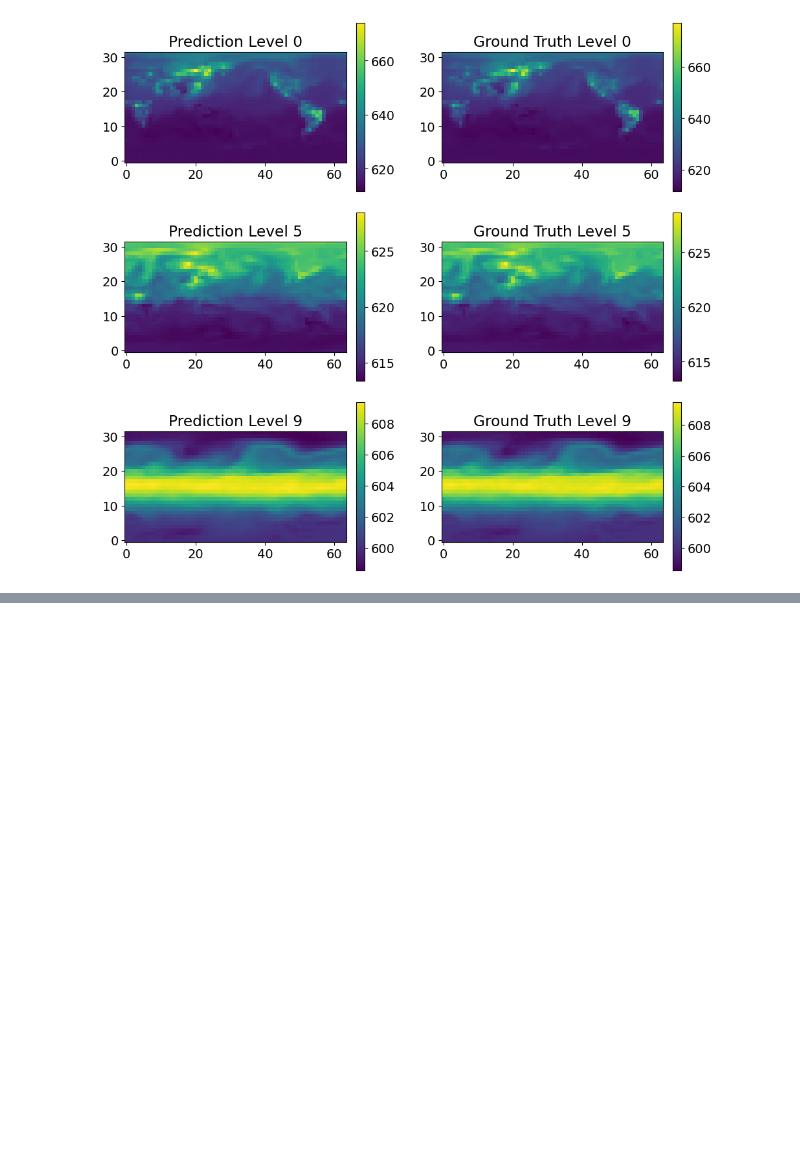
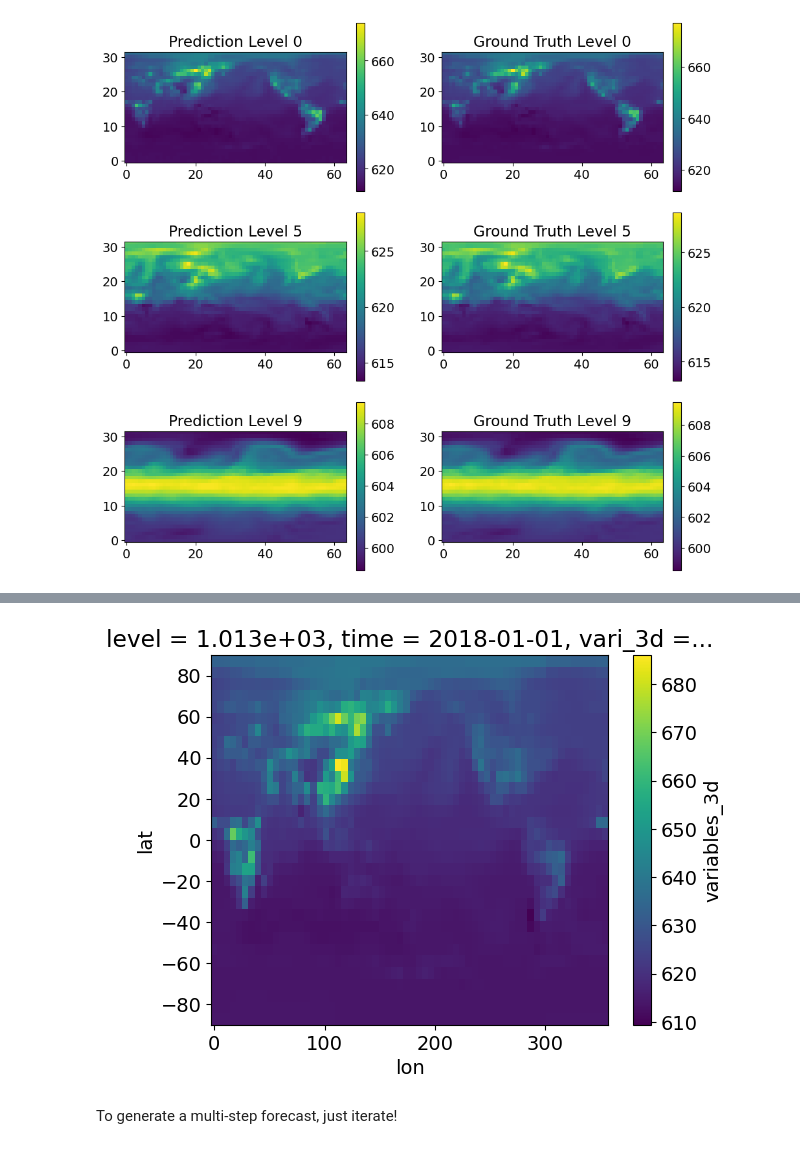
Before and after one commit to vitusbenson/carbonbench, a Jupyter notebook: tutorial/eval_swintransformer.ipynb, the cells around one changed output, grey strips where cells are left out. Cells and saved outputs as stored; diff of their text form; code cells hidden in the pictures; blank space fills up the shorter version.

```diff
--- a/tutorial/eval_swintransformer.ipynb
+++ b/tutorial/eval_swintransformer.ipynb
@@ -194,0 +197,2 @@ plt.show()
+# %%
+ds = xr.open_zarr(Path(DATA_PATH)/"test/carbontracker_latlon5.625_l10_6h.zarr/")
@@ -194,0 +245,7 @@ plt.show()
+# %%
+ds.variables_3d.sel(vari_3d="co2massmix").isel(time = 0, level = 0).plot()
+plt.show()
+# %% [output]
+[figure, added]
+# %% [markdown]
+To generate a multi-step forecast, just iterate!
```
Also changed, not shown: parts of 7 cells of this notebook.
